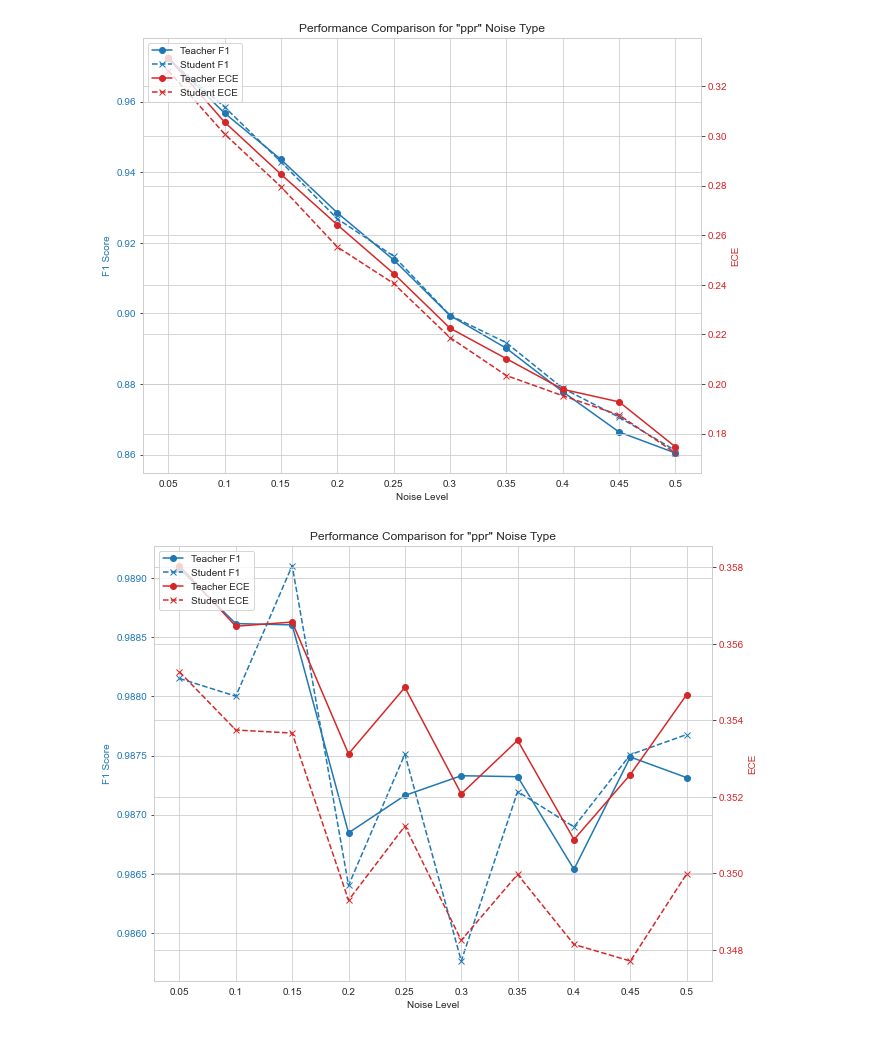
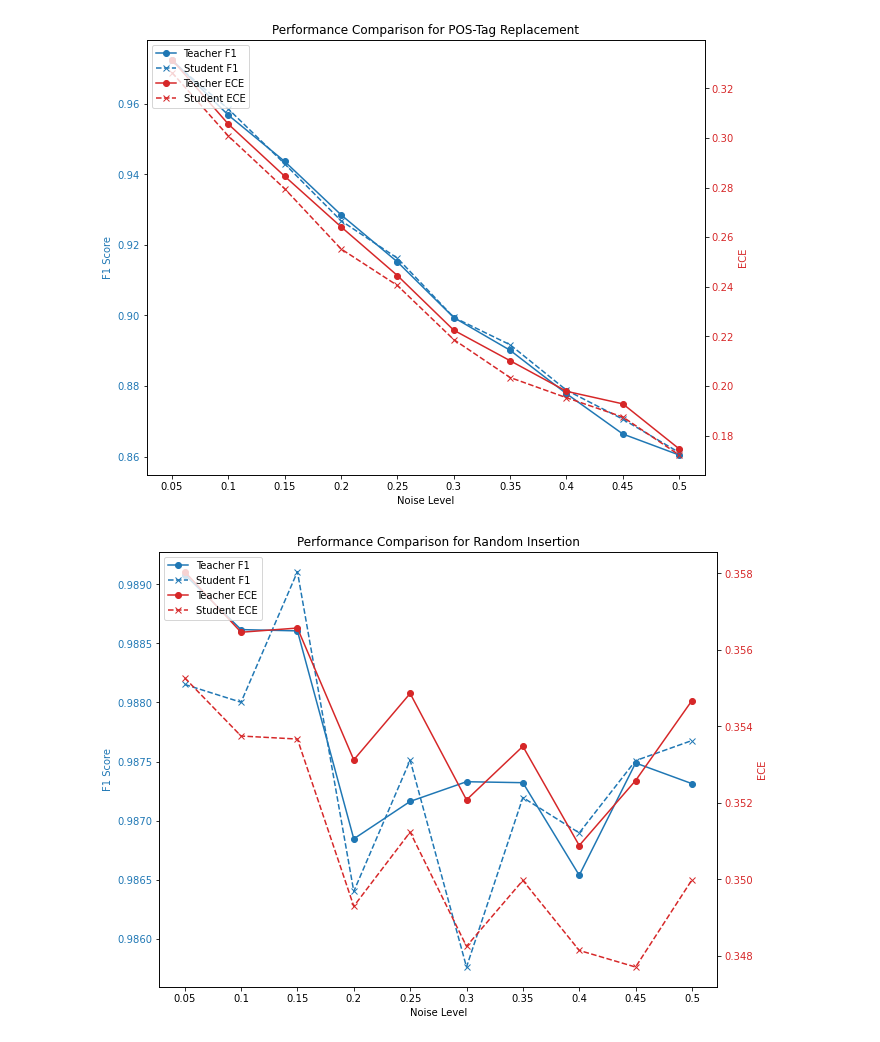
Before and after one commit to jsonnenburg/real-time-uncertainty-text-classification, a Jupyter notebook: analysis/robustness_study_results.ipynb, the cells around one changed output. Saved outputs shown, nothing was run; the diff lists cells and outputs as text; code cells hidden in the pictures.

Commit message:
add to robustness study result analysis

```diff
--- a/analysis/robustness_study_results.ipynb
+++ b/analysis/robustness_study_results.ipynb
@@ -42,6 +26,37 @@ def plot_noise_type(noise_type: str):
+# %%
+def plot_noise_type_f1_vs_ece(noise_type: str):
+    levels = sorted(results_bert_teacher[noise_type].keys())
+    f1_scores_teacher = [results_bert_teacher[noise_type][level]['f1_score'] for level in levels]
+    f1_scores_student = [results_bert_student[noise_type][level]['f1_score'] for level in levels]
+    ece_scores_teacher = [results_bert_teacher[noise_type][level]['ece_score'] for level in levels]
+    ece_scores_student = [results_bert_student[noise_type][level]['ece_score'] for level in levels]
+
+    fig, ax1 = plt.subplots(figsize=(10, 8))
+
+    # F1 Scores
+    ax1.set_xlabel('Noise Level')
+    ax1.set_ylabel('F1 Score', color='tab:blue')
+    ax1.plot(levels, f1_scores_teacher, label='Teacher F1', marker='o', color='tab:blue')
+    ax1.plot(levels, f1_scores_student, label='Student F1', marker='x', linestyle='--', color='tab:blue')
+    ax1.tick_params(axis='y', labelcolor='tab:blue')
+
+    # Instantiate a second axes that shares the same x-axis
+    ax2 = ax1.twinx()
+    ax2.set_ylabel('ECE', color='tab:red')  # we already handled the x-label with ax1
+    ax2.plot(levels, ece_scores_teacher, label='Teacher ECE', marker='o', color='tab:red')
+    ax2.plot(levels, ece_scores_student, label='Student ECE', marker='x', linestyle='--', color='tab:red')
+    ax2.tick_params(axis='y', labelcolor='tab:red')
+
+    # Combined legend
+    lines, labels = ax1.get_legend_handles_labels()
+    lines2, labels2 = ax2.get_legend_handles_labels()
+    ax2.legend(lines + lines2, labels + labels2, loc='upper left')
+
+    plt.title(f'Performance Comparison for {map_noise_type(noise_type)}')
+    plt.show()
 # %%
 for noise_type in results_bert_teacher.keys():
-    plot_noise_type(noise_type)
+    plot_noise_type_f1_vs_ece(noise_type)
 # %% [output]
-[figure, old version]
+[figure, new version]
-[figure, old version]
+[figure, new version]
```
Also changed, not shown: parts of 8 cells of this notebook, 1 other file.
